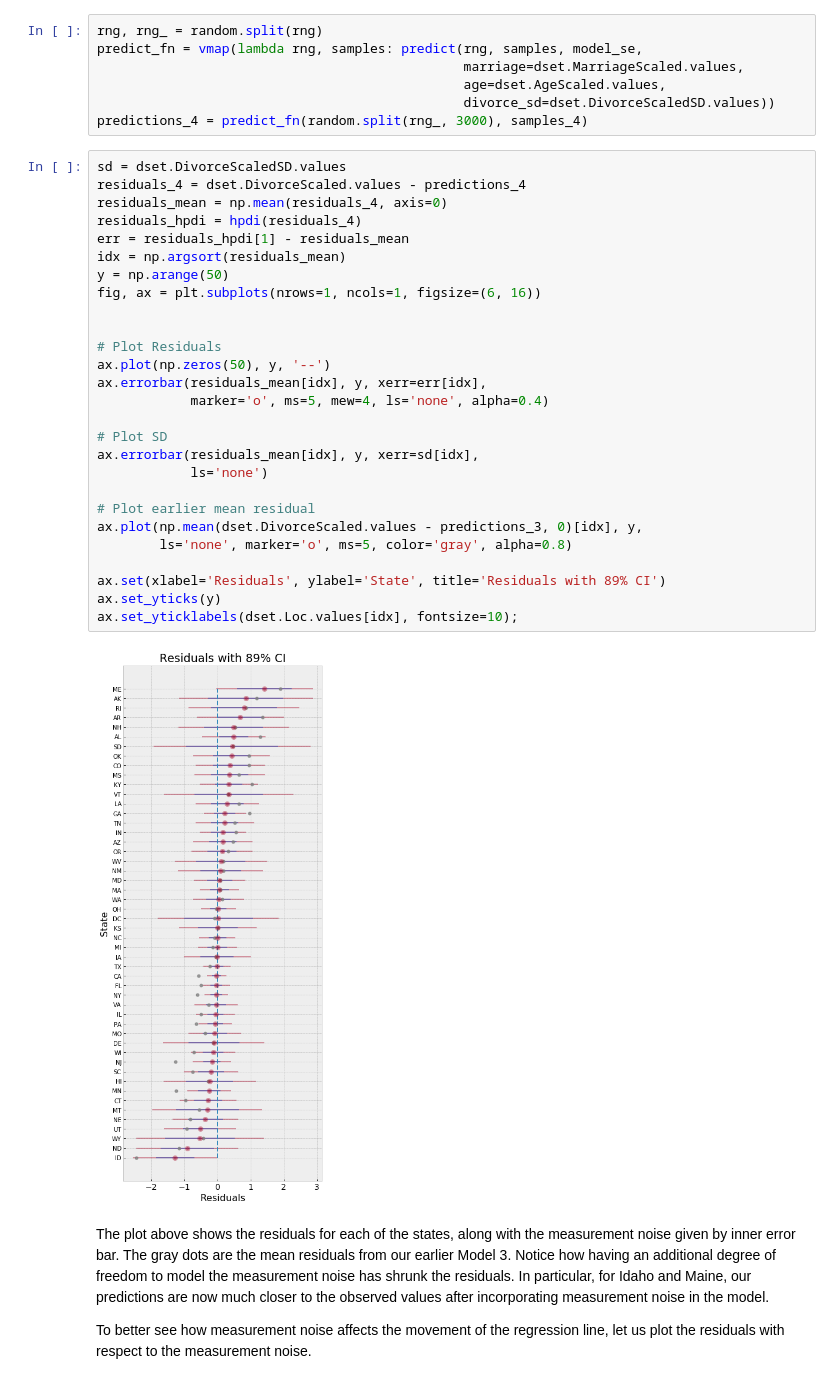
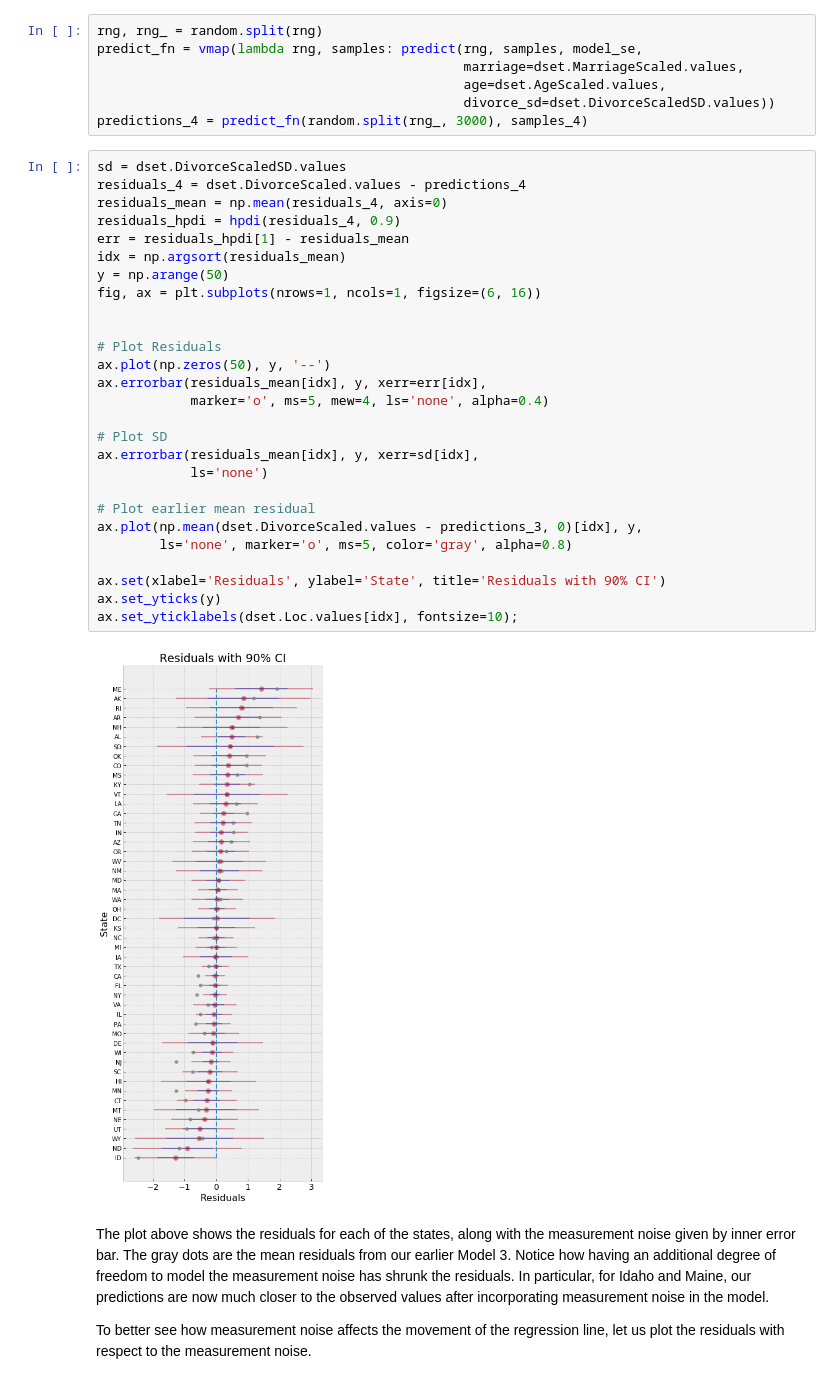
Before and after one commit to pyro-ppl/numpyro, a Jupyter notebook: notebooks/bayesian_regression.ipynb, the cells around one changed output. Saved outputs shown, nothing was run; the diff lists cells and outputs as text.

```diff
--- a/notebooks/bayesian_regression.ipynb
+++ b/notebooks/bayesian_regression.ipynb
@@ -448,32 +448,32 @@ predictions_4 = predict_fn(random.split(rng_, 3000), samples_4)
 # %%
 sd = dset.DivorceScaledSD.values
 residuals_4 = dset.DivorceScaled.values - predictions_4
 residuals_mean = np.mean(residuals_4, axis=0)
-residuals_hpdi = hpdi(residuals_4)
+residuals_hpdi = hpdi(residuals_4, 0.9)
 err = residuals_hpdi[1] - residuals_mean
 idx = np.argsort(residuals_mean)
 y = np.arange(50)
 fig, ax = plt.subplots(nrows=1, ncols=1, figsize=(6, 16))
 
 
 # Plot Residuals
 ax.plot(np.zeros(50), y, '--')
 ax.errorbar(residuals_mean[idx], y, xerr=err[idx],
             marker='o', ms=5, mew=4, ls='none', alpha=0.4)
 
 # Plot SD
 ax.errorbar(residuals_mean[idx], y, xerr=sd[idx],
             ls='none')
 
 # Plot earlier mean residual
 ax.plot(np.mean(dset.DivorceScaled.values - predictions_3, 0)[idx], y,
         ls='none', marker='o', ms=5, color='gray', alpha=0.8)
 
-ax.set(xlabel='Residuals', ylabel='State', title='Residuals with 89% CI')
+ax.set(xlabel='Residuals', ylabel='State', title='Residuals with 90% CI')
 ax.set_yticks(y)
 ax.set_yticklabels(dset.Loc.values[idx], fontsize=10);
 # %% [output]
-[figure, old version]
+[figure, new version]
 # %% [markdown]
 The plot above shows the residuals for each of the states, along with the measurement noise given by inner error bar. The gray dots are the mean residuals from our earlier Model 3. Notice how having an additional degree of freedom to model the measurement noise has shrunk the residuals. In particular, for Idaho and Maine, our predictions are now much closer to the observed values after incorporating measurement noise in the model.
 
```
Also changed, not shown: parts of 11 cells of this notebook.
